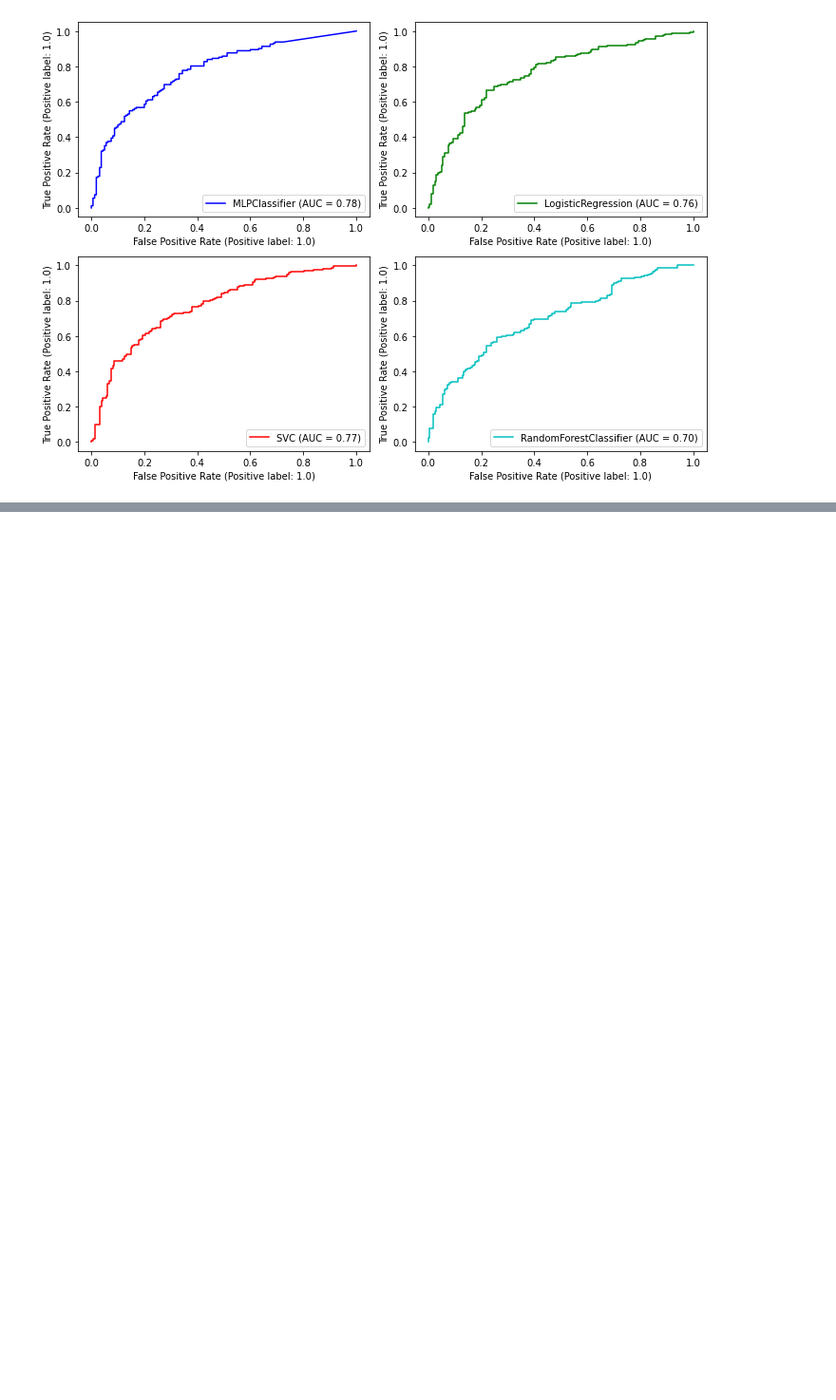
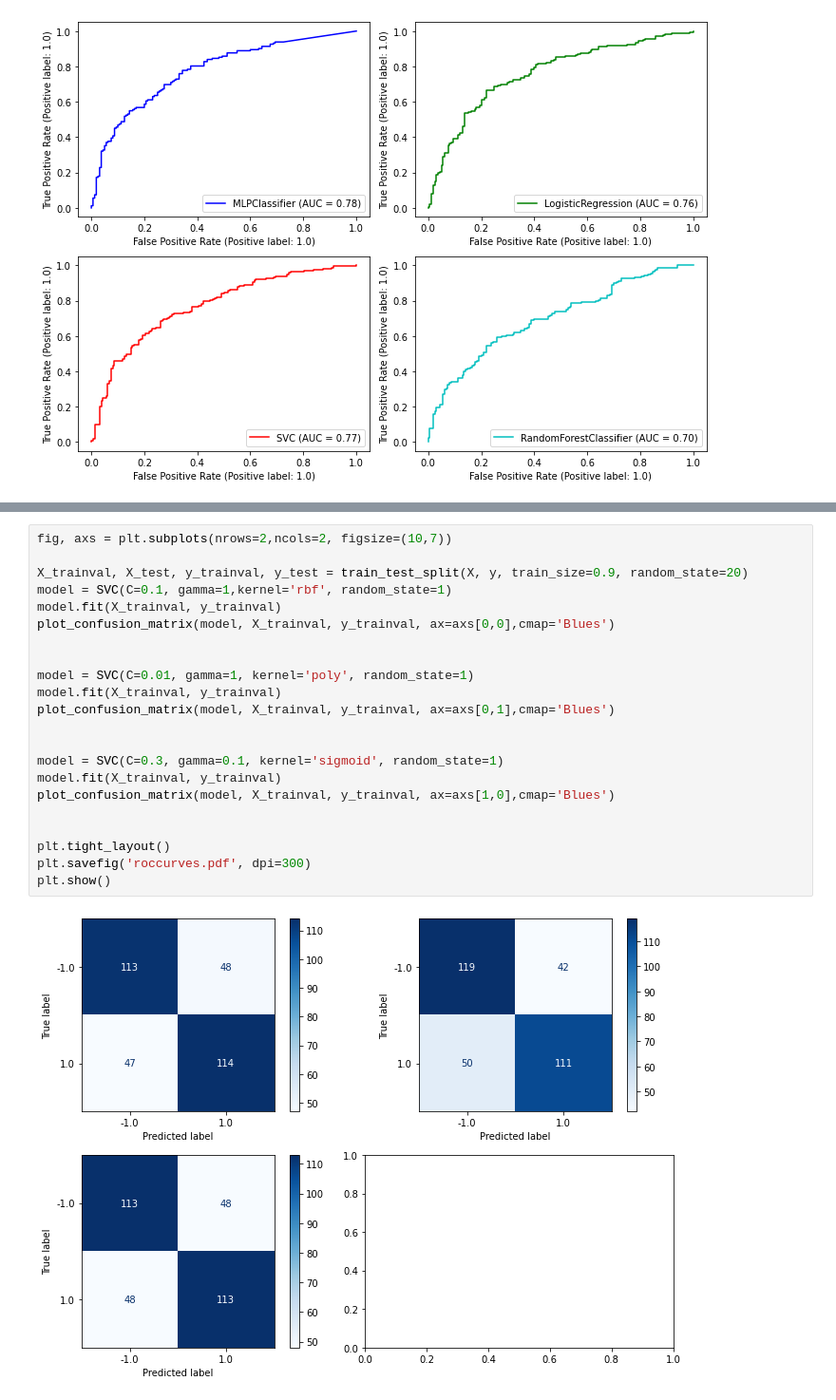
Before and after one commit to schiang28/Rouse, a Jupyter notebook: presentationcode.ipynb, the cells around one changed output, grey strips where cells are left out. Shown: that part at 95% size. Drawn from its saved outputs; the diff is of its cells as text; blank space fills up the shorter version.

```diff
--- a/presentationcode.ipynb
+++ b/presentationcode.ipynb
@@ -318,0 +354,24 @@ plt.show()
+# %%
+fig, axs = plt.subplots(nrows=2,ncols=2, figsize=(10,7))
+
+X_trainval, X_test, y_trainval, y_test = train_test_split(X, y, train_size=0.9, random_state=20)
+model = SVC(C=0.1, gamma=1,kernel='rbf', random_state=1)
+model.fit(X_trainval, y_trainval)
+plot_confusion_matrix(model, X_trainval, y_trainval, ax=axs[0,0],cmap='Blues')
+
+
+model = SVC(C=0.01, gamma=1, kernel='poly', random_state=1)
+model.fit(X_trainval, y_trainval)
+plot_confusion_matrix(model, X_trainval, y_trainval, ax=axs[0,1],cmap='Blues')
+
+
+model = SVC(C=0.3, gamma=0.1, kernel='sigmoid', random_state=1)
+model.fit(X_trainval, y_trainval)
+plot_confusion_matrix(model, X_trainval, y_trainval, ax=axs[1,0],cmap='Blues')
+
+
+plt.tight_layout()
+plt.savefig('roccurves.pdf', dpi=300)
+plt.show()
+# %% [output]
+[figure, added]
```
Also changed, not shown: parts of 9 cells of this notebook, 3 other files.
